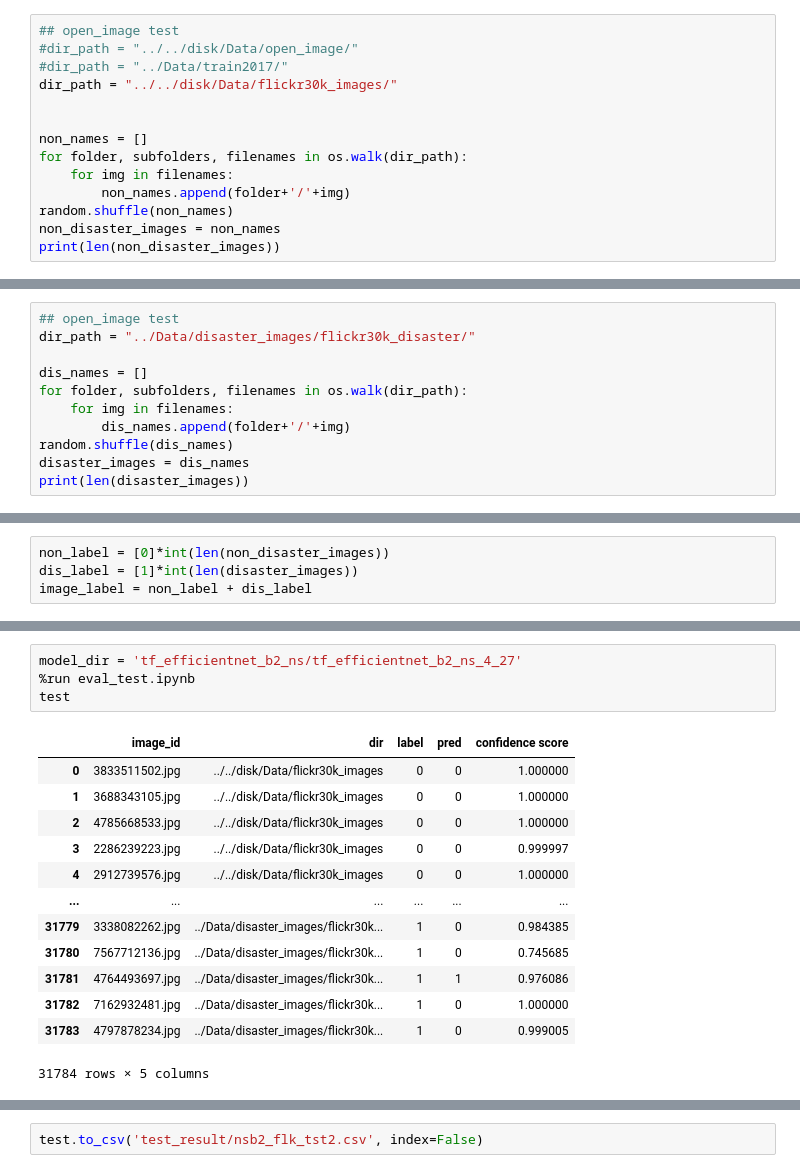
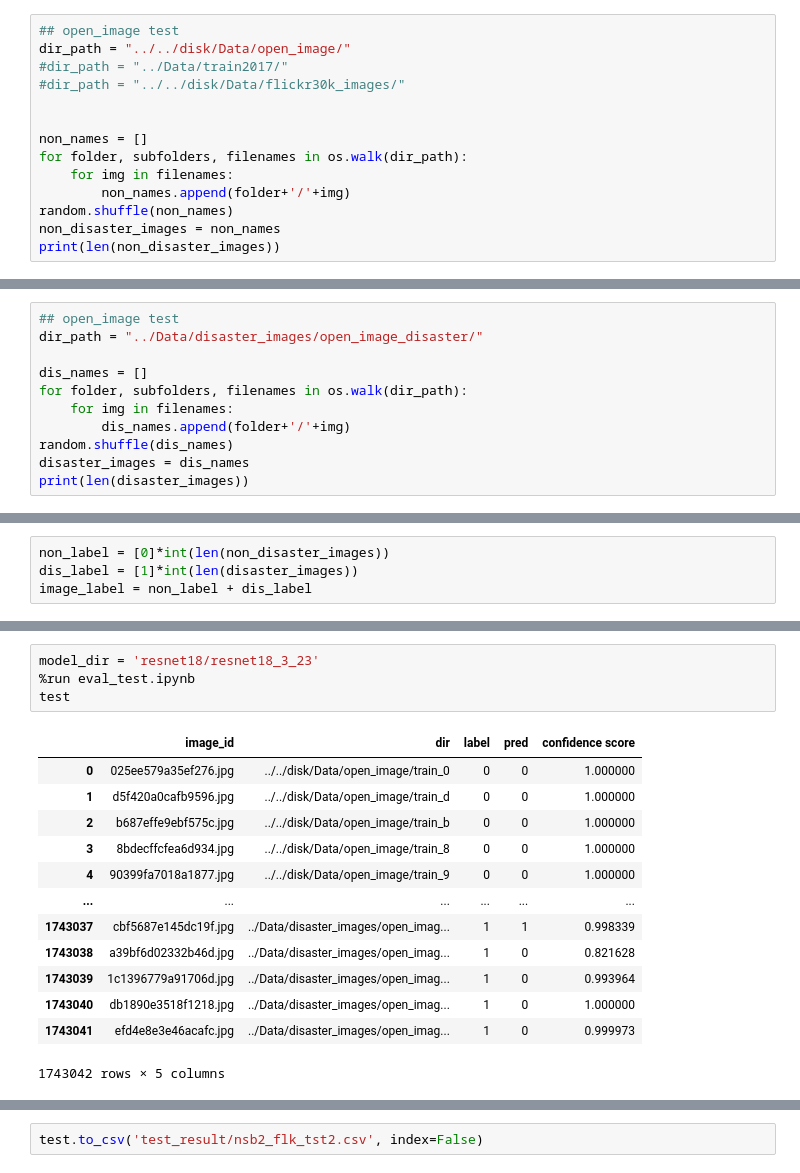
Before and after one commit to hojunking/auto_disaster_classifier, a Jupyter notebook: model_inference.ipynb, the cells around one changed output, grey strips where cells are left out. Drawn from its saved outputs; the diff is of its cells as text.

```diff
--- a/model_inference.ipynb
+++ b/model_inference.ipynb
@@ -9,9 +9,9 @@ import random
 from PIL import Image ## 분석할 이미지
 # %%
 ## open_image test
-#dir_path = "../../disk/Data/open_image/"
+dir_path = "../../disk/Data/open_image/"
 #dir_path = "../Data/train2017/"
-dir_path = "../../disk/Data/flickr30k_images/"
+#dir_path = "../../disk/Data/flickr30k_images/"
 
 
 non_names = []
@@ -26,6 +26,6 @@ print(len(non_disaster_images))
 # %%
 ## open_image test
-dir_path = "../Data/disaster_images/flickr30k_disaster/"
+dir_path = "../Data/disaster_images/open_image_disaster/"
 
 dis_names = []
 for folder, subfolders, filenames in os.walk(dir_path):
@@ -73,21 +91,21 @@ img
 # %%
-model_dir = 'tf_efficientnet_b2_ns/tf_efficientnet_b2_ns_4_27'
+model_dir = 'resnet18/resnet18_3_23'
 %run eval_test.ipynb
 test
 # %% [output]
 |  | image_id | dir | label | pred | confidence score |
-| 0 | 3833511502.jpg | ../../disk/Data/flickr30k_images | 0 | 0 | 1.000000 |
-| 1 | 3688343105.jpg | ../../disk/Data/flickr30k_images | 0 | 0 | 1.000000 |
-| 2 | 4785668533.jpg | ../../disk/Data/flickr30k_images | 0 | 0 | 1.000000 |
-| 3 | 2286239223.jpg | ../../disk/Data/flickr30k_images | 0 | 0 | 0.999997 |
-| 4 | 2912739576.jpg | ../../disk/Data/flickr30k_images | 0 | 0 | 1.000000 |
+| 0 | 025ee579a35ef276.jpg | ../../disk/Data/open_image/train_0 | 0 | 0 | 1.000000 |
+| 1 | d5f420a0cafb9596.jpg | ../../disk/Data/open_image/train_d | 0 | 0 | 1.000000 |
+| 2 | b687effe9ebf575c.jpg | ../../disk/Data/open_image/train_b | 0 | 0 | 1.000000 |
+| 3 | 8bdecffcfea6d934.jpg | ../../disk/Data/open_image/train_8 | 0 | 0 | 1.000000 |
+| 4 | 90399fa7018a1877.jpg | ../../disk/Data/open_image/train_9 | 0 | 0 | 1.000000 |
 | ... | ... | ... | ... | ... | ... |
-| 31779 | 3338082262.jpg | ../Data/disaster_images/flickr30k... | 1 | 0 | 0.984385 |
-| 31780 | 7567712136.jpg | ../Data/disaster_images/flickr30k... | 1 | 0 | 0.745685 |
-| 31781 | 4764493697.jpg | ../Data/disaster_images/flickr30k... | 1 | 1 | 0.976086 |
-| 31782 | 7162932481.jpg | ../Data/disaster_images/flickr30k... | 1 | 0 | 1.000000 |
-| 31783 | 4797878234.jpg | ../Data/disaster_images/flickr30k... | 1 | 0 | 0.999005 |
+| 1743037 | cbf5687e145dc19f.jpg | ../Data/disaster_images/open_imag... | 1 | 1 | 0.998339 |
+| 1743038 | a39bf6d02332b46d.jpg | ../Data/disaster_images/open_imag... | 1 | 0 | 0.821628 |
+| 1743039 | 1c1396779a91706d.jpg | ../Data/disaster_images/open_imag... | 1 | 0 | 0.993964 |
+| 1743040 | db1890e3518f1218.jpg | ../Data/disaster_images/open_imag... | 1 | 0 | 1.000000 |
+| 1743041 | efd4e8e3e46acafc.jpg | ../Data/disaster_images/open_imag... | 1 | 0 | 0.999973 |
-31784 rows × 5 columns
+1743042 rows × 5 columns
 # %%
 print(f'accuracy: {test_acc:.4f}')
 print(f'f1_score: {epoch_f1:.4f}')
```
Also changed, not shown: parts of 5 cells of this notebook, 7 other files.
